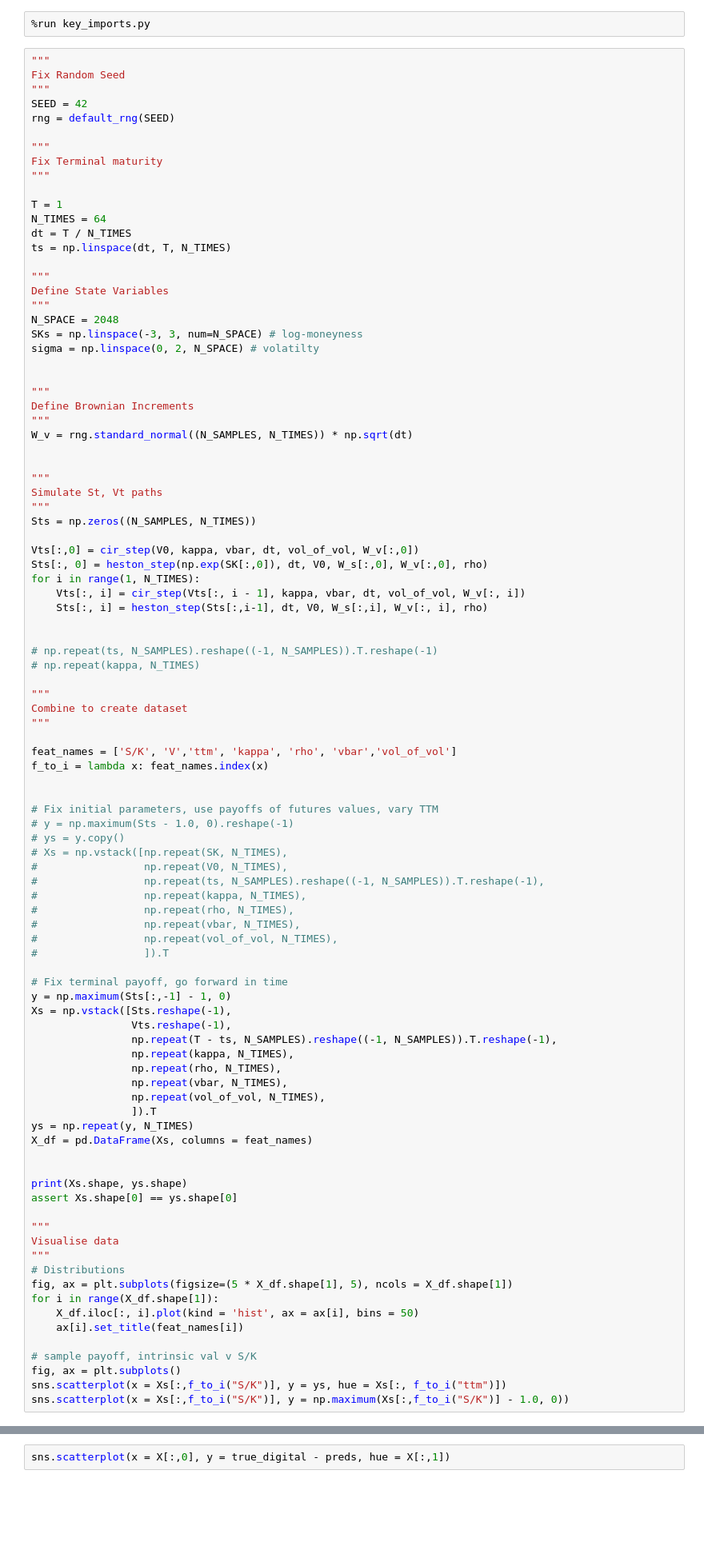
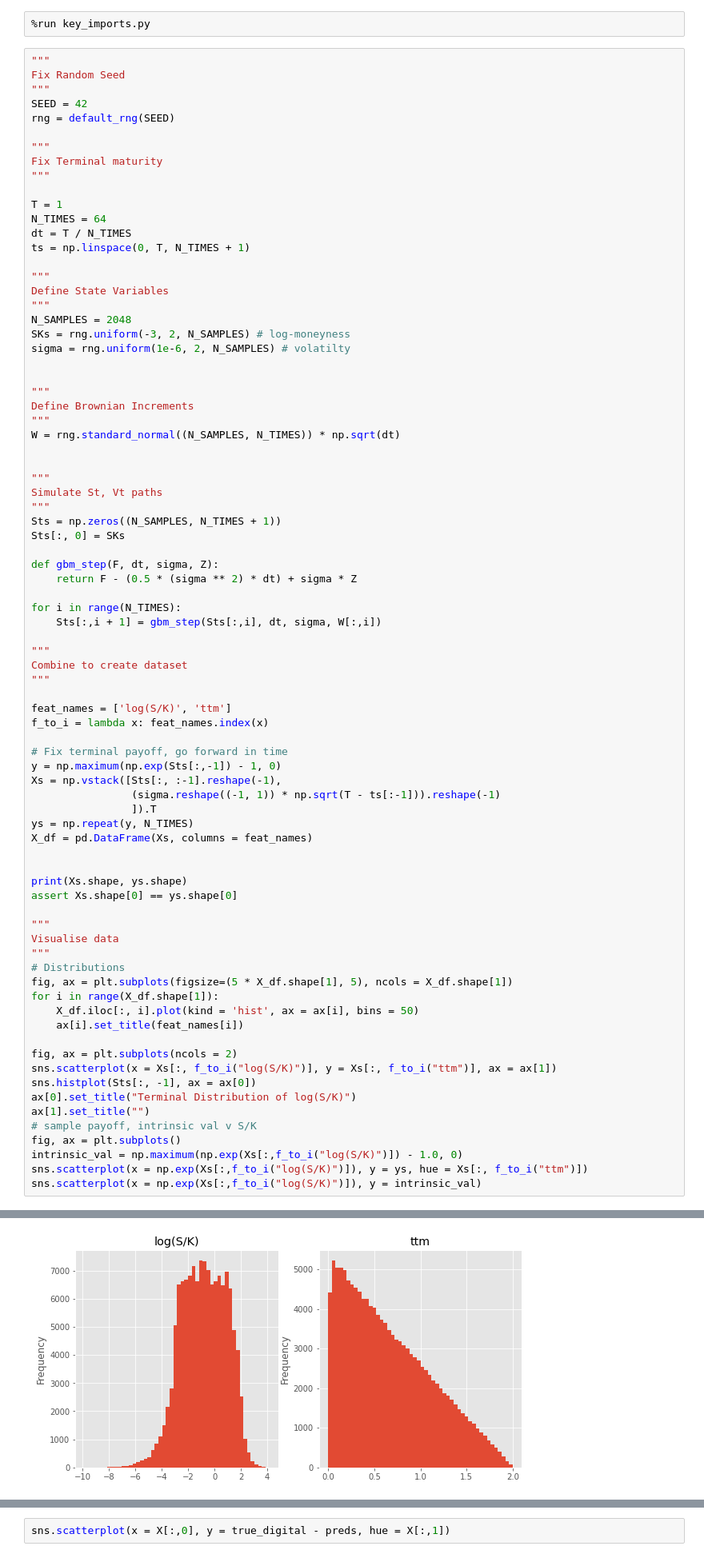
Before and after one commit to chrischia06/neural-network-derivative-pricing, a Jupyter notebook: examples/BSComplete.ipynb, the cells around one changed output, grey strips where cells are left out. Shown at 80% size. Drawn from its saved outputs; the diff is of its cells as text; blank space fills up the shorter version.

```diff
--- a/examples/BSComplete.ipynb
+++ b/examples/BSComplete.ipynb
@@ -32,66 +32,45 @@ Fix Terminal maturity
 T = 1
 N_TIMES = 64
 dt = T / N_TIMES
-ts = np.linspace(dt, T, N_TIMES)
+ts = np.linspace(0, T, N_TIMES + 1)
 
 """
 Define State Variables
 """
-N_SPACE = 2048
-SKs = np.linspace(-3, 3, num=N_SPACE) # log-moneyness
-sigma = np.linspace(0, 2, N_SPACE) # volatilty
+N_SAMPLES = 2048
+SKs = rng.uniform(-3, 2, N_SAMPLES) # log-moneyness
+sigma = rng.uniform(1e-6, 2, N_SAMPLES) # volatilty
 
 
 """
 Define Brownian Increments
 """
-W_v = rng.standard_normal((N_SAMPLES, N_TIMES)) * np.sqrt(dt)
+W = rng.standard_normal((N_SAMPLES, N_TIMES)) * np.sqrt(dt)
 
 
 """
 Simulate St, Vt paths
 """
-Sts = np.zeros((N_SAMPLES, N_TIMES))
+Sts = np.zeros((N_SAMPLES, N_TIMES + 1))
+Sts[:, 0] = SKs
 
-Vts[:,0] = cir_step(V0, kappa, vbar, dt, vol_of_vol, W_v[:,0])
-Sts[:, 0] = heston_step(np.exp(SK[:,0]), dt, V0, W_s[:,0], W_v[:,0], rho)
-for i in range(1, N_TIMES):
-    Vts[:, i] = cir_step(Vts[:, i - 1], kappa, vbar, dt, vol_of_vol, W_v[:, i])
-    Sts[:, i] = heston_step(Sts[:,i-1], dt, V0, W_s[:,i], W_v[:, i], rho)
+def gbm_step(F, dt, sigma, Z):
+    return F - (0.5 * (sigma ** 2) * dt) + sigma * Z
 
-
-# np.repeat(ts, N_SAMPLES).reshape((-1, N_SAMPLES)).T.reshape(-1)
-# np.repeat(kappa, N_TIMES)
+for i in range(N_TIMES):
+    Sts[:,i + 1] = gbm_step(Sts[:,i], dt, sigma, W[:,i])
 
 """
 Combine to create dataset
 """
 
-feat_names = ['S/K', 'V','ttm', 'kappa', 'rho', 'vbar','vol_of_vol']
+feat_names = ['log(S/K)', 'ttm']
 f_to_i = lambda x: feat_names.index(x)
 
-
-# Fix initial parameters, use payoffs of futures values, vary TTM
-# y = np.maximum(Sts - 1.0, 0).reshape(-1)
-# ys = y.copy()
-# Xs = np.vstack([np.repeat(SK, N_TIMES),
-#                 np.repeat(V0, N_TIMES),
-#                 np.repeat(ts, N_SAMPLES).reshape((-1, N_SAMPLES)).T.reshape(-1),
-#                 np.repeat(kappa, N_TIMES),
-#                 np.repeat(rho, N_TIMES),
-#                 np.repeat(vbar, N_TIMES),
-#                 np.repeat(vol_of_vol, N_TIMES),
-#                 ]).T
-
 # Fix terminal payoff, go forward in time
-y = np.maximum(Sts[:,-1] - 1, 0)
-Xs = np.vstack([Sts.reshape(-1),
-                Vts.reshape(-1),
-                np.repeat(T - ts, N_SAMPLES).reshape((-1, N_SAMPLES)).T.reshape(-1),
-                np.repeat(kappa, N_TIMES),
-                np.repeat(rho, N_TIMES),
-                np.repeat(vbar, N_TIMES),
-                np.repeat(vol_of_vol, N_TIMES),
+y = np.maximum(np.exp(Sts[:,-1]) - 1, 0)
+Xs = np.vstack([Sts[:, :-1].reshape(-1),
+                (sigma.reshape((-1, 1)) * np.sqrt(T - ts[:-1])).reshape(-1)
                 ]).T
 ys = np.repeat(y, N_TIMES)
 X_df = pd.DataFrame(Xs, columns = feat_names)
@@ -109,7 +88,14 @@ for i in range(X_df.shape[1]):
     X_df.iloc[:, i].plot(kind = 'hist', ax = ax[i], bins = 50)
     ax[i].set_title(feat_names[i])
 
+fig, ax = plt.subplots(ncols = 2)
+sns.scatterplot(x = Xs[:, f_to_i("log(S/K)")], y = Xs[:, f_to_i("ttm")], ax = ax[1])
+sns.histplot(Sts[:, -1], ax = ax[0])
+ax[0].set_title("Terminal Distribution of log(S/K)")
+ax[1].set_title("")
 # sample payoff, intrinsic val v S/K
 fig, ax = plt.subplots()
-sns.scatterplot(x = Xs[:,f_to_i("S/K")], y = ys, hue = Xs[:, f_to_i("ttm")])
-sns.scatterplot(x = Xs[:,f_to_i("S/K")], y = np.maximum(Xs[:,f_to_i("S/K")] - 1.0, 0))
+intrinsic_val = np.maximum(np.exp(Xs[:,f_to_i("log(S/K)")]) - 1.0, 0)
+sns.scatterplot(x = np.exp(Xs[:,f_to_i("log(S/K)")]), y = ys, hue = Xs[:, f_to_i("ttm")])
+sns.scatterplot(x = np.exp(Xs[:,f_to_i("log(S/K)")]), y = intrinsic_val)
+# %% [output]
@@ -115,0 +104 @@ sns.scatterplot(x = Xs[:,f_to_i("S/K")], y = np.maximum(Xs[:,f_to_i("S/K")] - 1.
+[figure, added]
```
Also changed, not shown: parts of 7 cells of this notebook, 13 other files.
